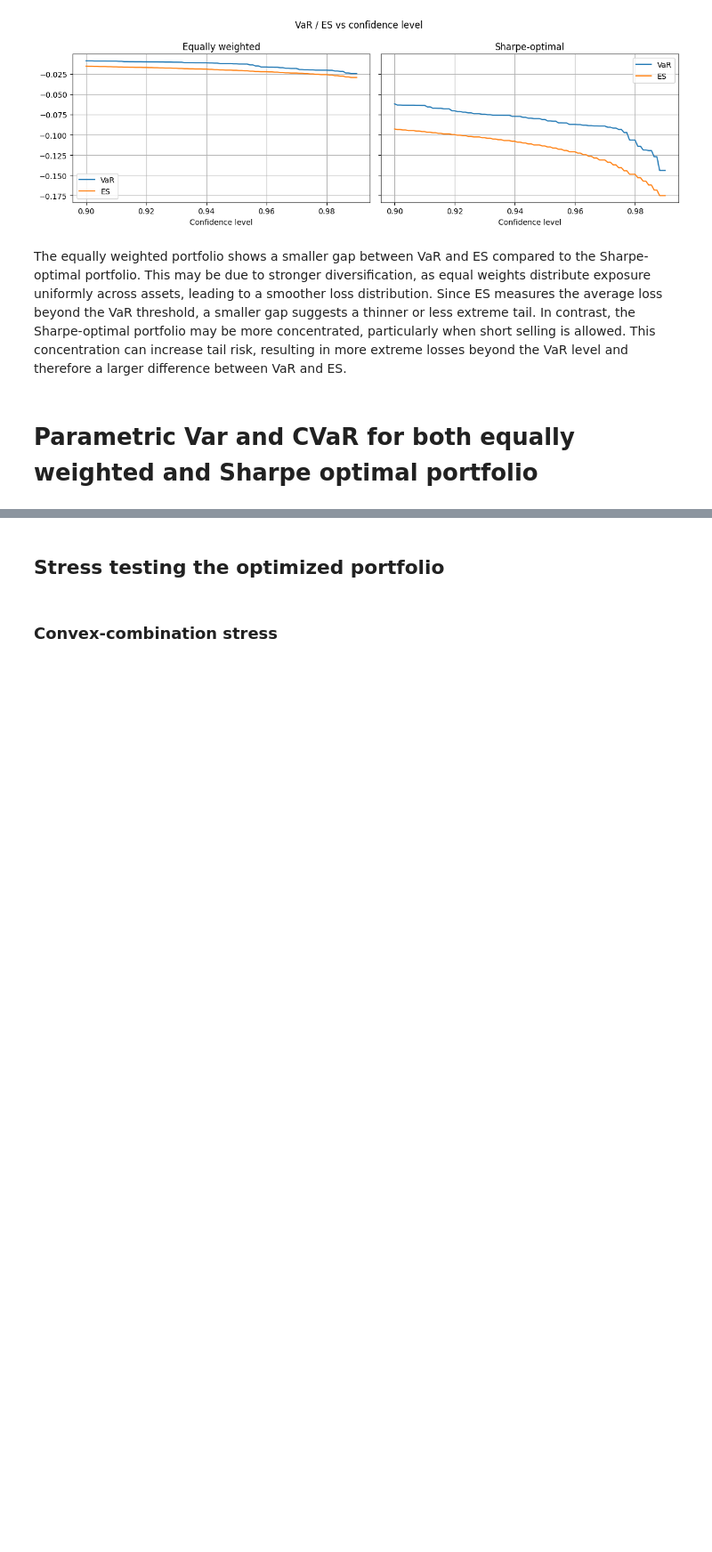
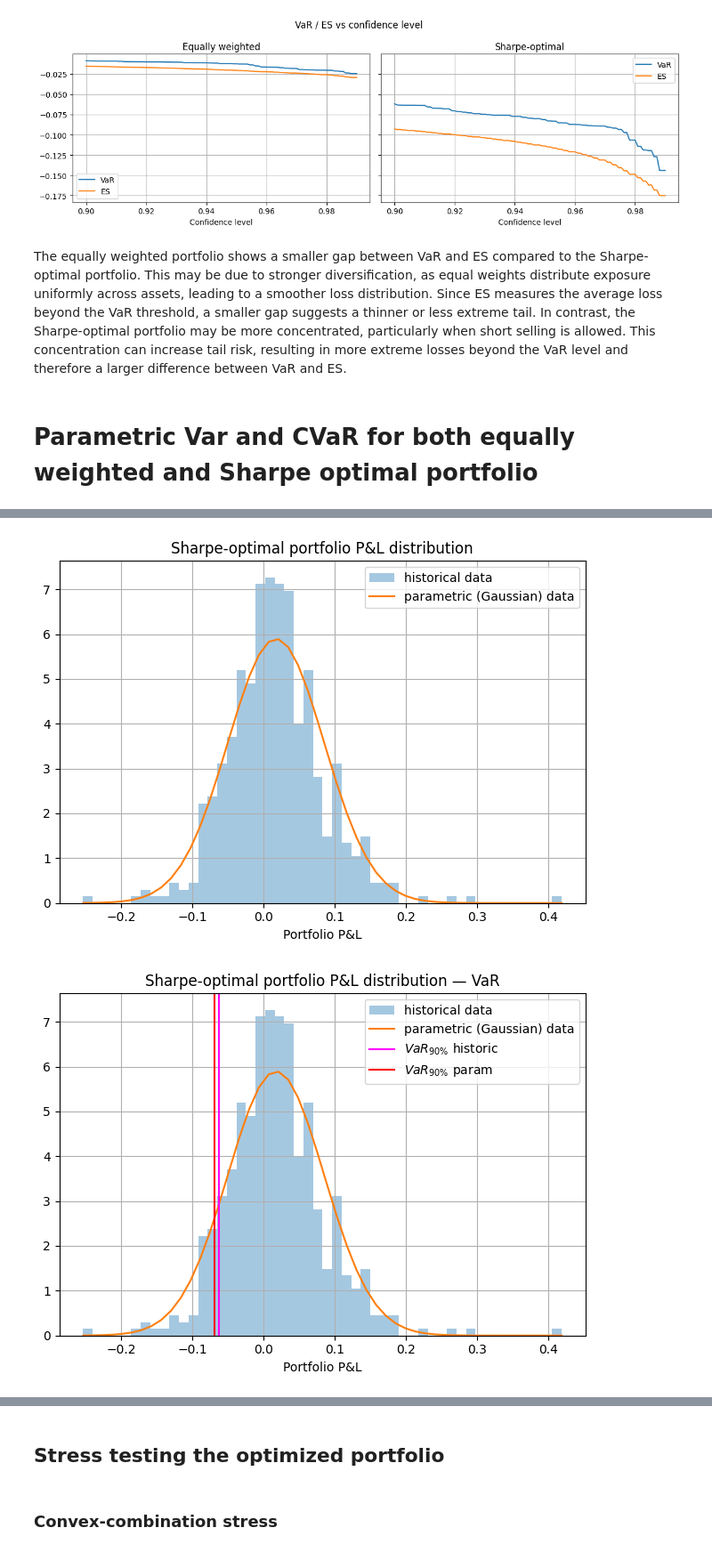
Before and after one commit to conformist89/optim-methods-asset-in-management, a Jupyter notebook: optim-intervace.ipynb, the cells around one changed output, grey strips where cells are left out. Shown at 89% size. Cells and saved outputs as stored; diff of their text form; code cells hidden in the pictures; blank space fills up the shorter version.

```diff
--- a/optim-intervace.ipynb
+++ b/optim-intervace.ipynb
@@ -318,0 +235,14 @@ plt.legend()
+# %%
+# Sharpe-optimal
+out_sh = plot_pnl_with_gaussian(
+    pnl=sharpe_daily_ret_port,
+    title="Sharpe-optimal portfolio P&L distribution",
+    conf_level=conf_level,
+    var_hist=var90_sharpe,
+    cvar_hist=cvar90_sharpe
+)
+
+plt.show()
+# %% [output]
+[figure, added]
+[figure, added]
```
Also changed, not shown: parts of 28 cells of this notebook, 2 other files.
